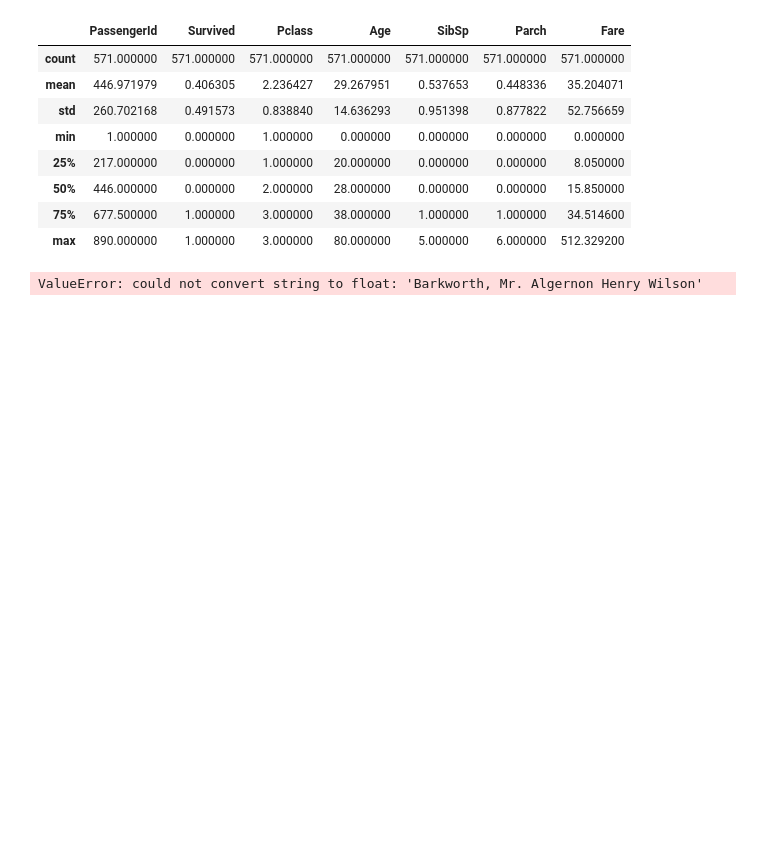
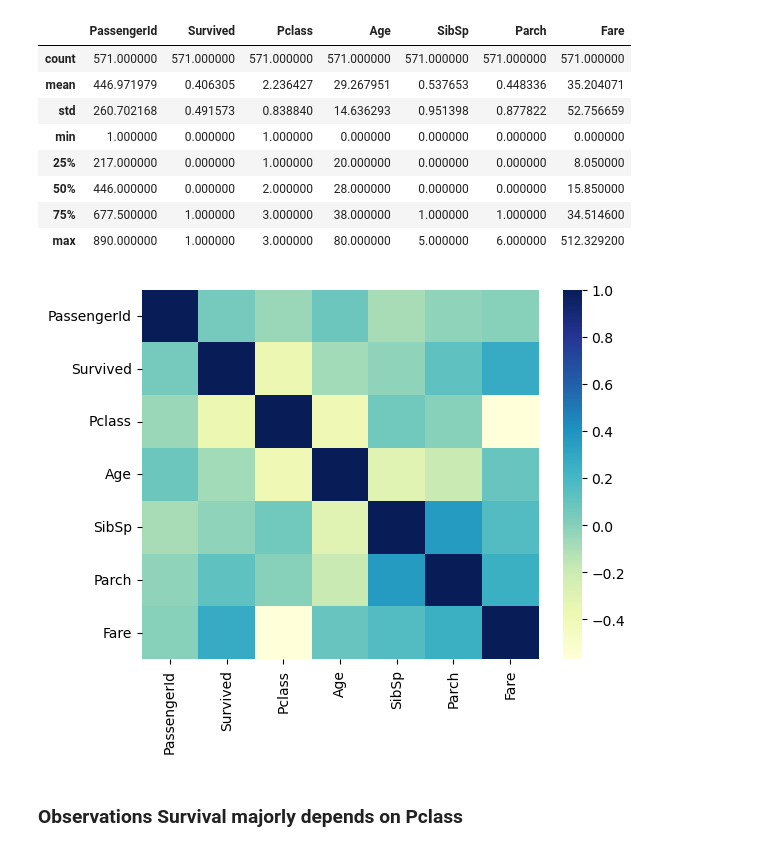
Before and after one commit to 8BitButter/Titanic---Machine-Learning-from-Disaster, a Jupyter notebook: Research/Notebook1.ipynb, the cells around one changed output. Drawn from its saved outputs; the diff is of its cells as text; code cells hidden in the pictures; blank space fills up the shorter version.

```diff
--- a/Research/Notebook1.ipynb
+++ b/Research/Notebook1.ipynb
@@ -35,7 +35,9 @@ titanic_data.describe()
 # %%
 import seaborn as sns
 # %%
-sns.heatmap(titanic_data.corr(),cmap="YlGnBl",numeric_only=True)
+sns.heatmap(titanic_data.corr(numeric_only=True), cmap="YlGnBu")
 plt.show()
 # %% [output]
-ValueError: could not convert string to float: 'Barkworth, Mr. Algernon Henry Wilson'
+[figure, added]
+# %% [markdown]
+### Observations Survival majorly depends on Pclass
```
Also changed, not shown: parts of 5 cells of this notebook.
